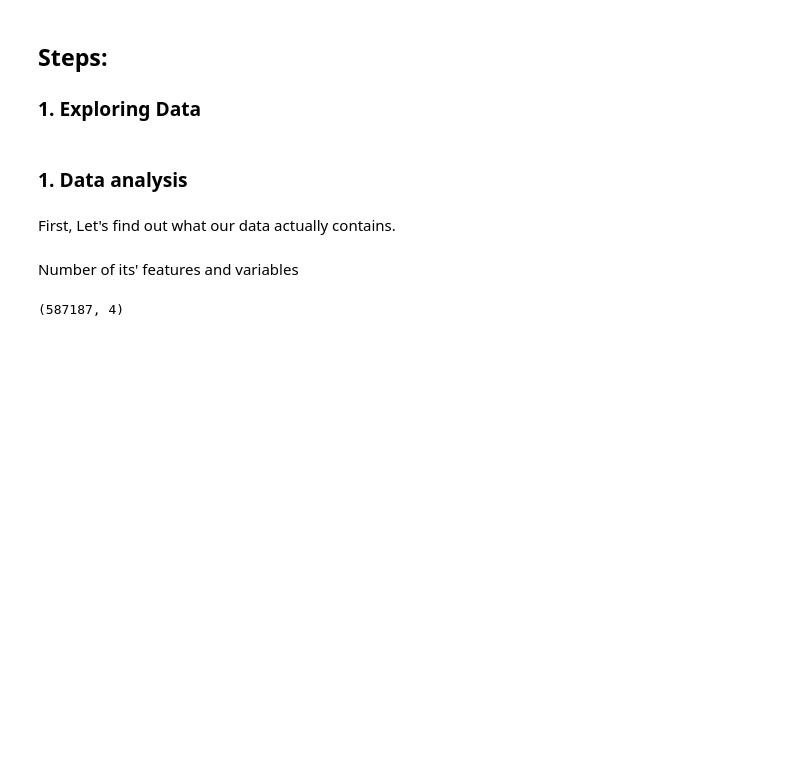
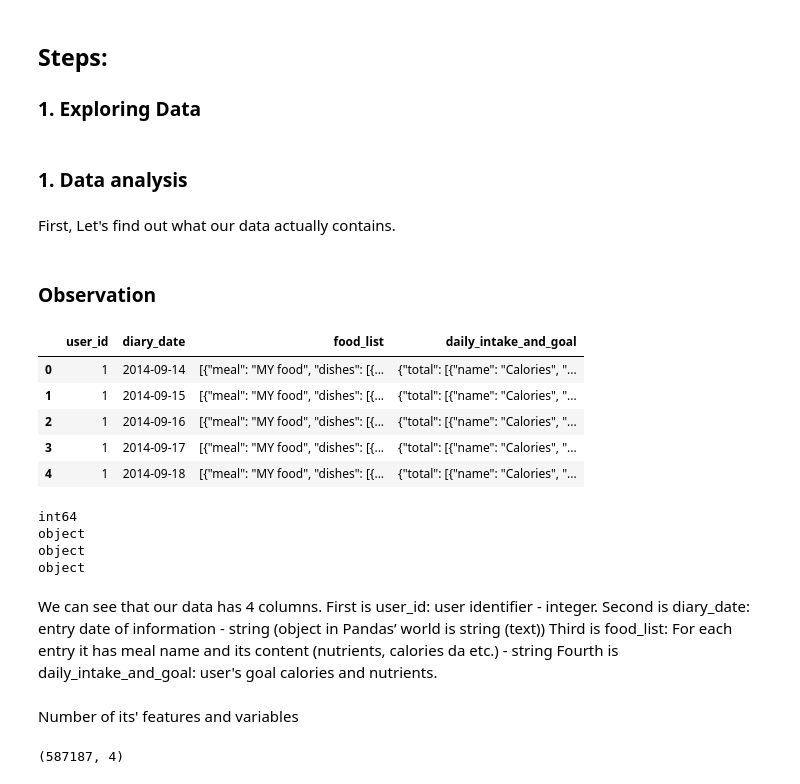
Before and after one commit to mormo17/ML-Final-Project, a Jupyter notebook: Final_Project.ipynb, the cells around one changed output. Drawn from its saved outputs; the diff is of its cells as text; code cells hidden in the pictures; blank space fills up the shorter version.

```diff
--- a/Final_Project.ipynb
+++ b/Final_Project.ipynb
@@ -17,6 +20,33 @@ import json
 First, Let's find out what our data actually contains.
 # %%
 data = pd.read_csv("Local/mfp-diaries.tsv", sep='\t', header=None, names=["user_id", "diary_date", "food_list", "daily_intake_and_goal"])
+# %% [markdown]
+### Observation
+# %%
+data.head()
+# %% [output]
+|  | user_id | diary_date | food_list | daily_intake_and_goal |
+| 0 | 1 | 2014-09-14 | [{"meal": "MY food", "dishes": [{... | {"total": [{"name": "Calories", "... |
+| 1 | 1 | 2014-09-15 | [{"meal": "MY food", "dishes": [{... | {"total": [{"name": "Calories", "... |
+| 2 | 1 | 2014-09-16 | [{"meal": "MY food", "dishes": [{... | {"total": [{"name": "Calories", "... |
+| 3 | 1 | 2014-09-17 | [{"meal": "MY food", "dishes": [{... | {"total": [{"name": "Calories", "... |
+| 4 | 1 | 2014-09-18 | [{"meal": "MY food", "dishes": [{... | {"total": [{"name": "Calories", "... |
+# %%
+print(data['user_id'].dtype)
+print(data['diary_date'].dtype)
+print(data['food_list'].dtype)
+print(data['daily_intake_and_goal'].dtype)
+# %% [output]
+int64
+object
+object
+object
+# %% [markdown]
+We can see that our data has 4 columns.
+First is user_id: user identifier - integer.
+Second is diary_date: entry date of information - string (object in Pandas’ world is string (text))
+Third is food_list: For each entry it has meal name and its content (nutrients, calories da etc.) - string
+Fourth is daily_intake_and_goal: user's goal calories and nutrients.
 # %% [markdown]
 Number of its' features and variables
 # %%
```
Also changed, not shown: parts of 17 cells of this notebook.
